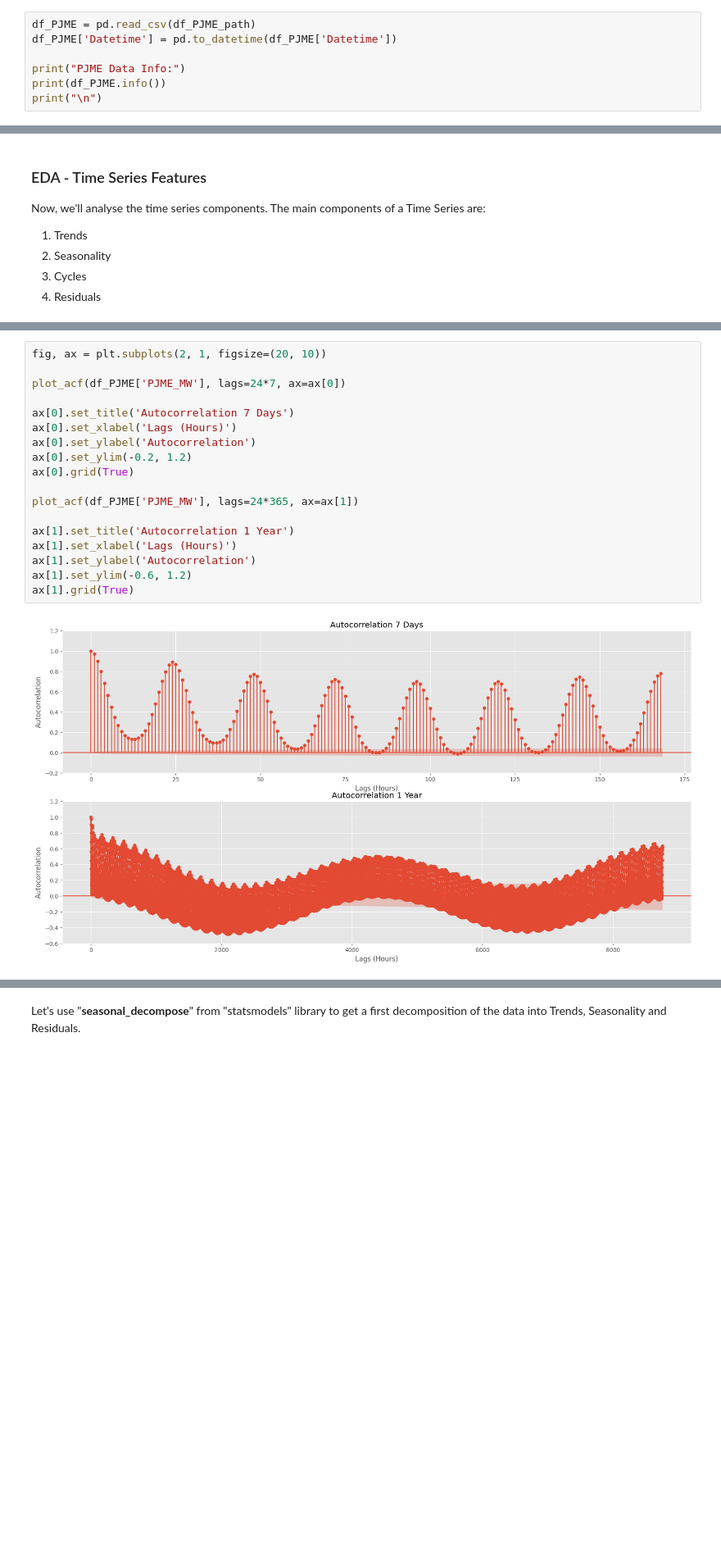
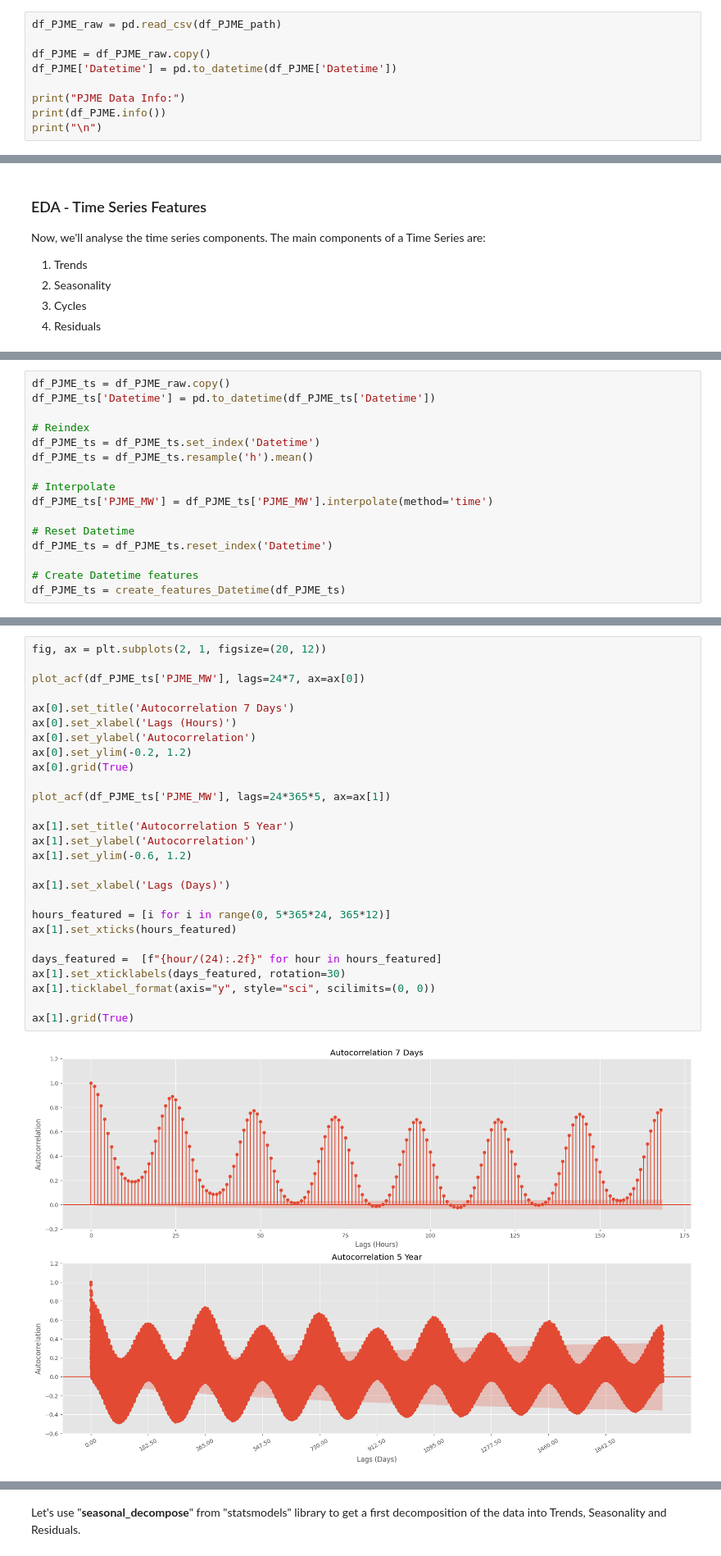
Before and after one commit to diegokurashima/Energy_Consumption-Time_Series_Forecasting_Study, a Jupyter notebook: Energy_Consumption_Time_Series_Forecasting_Study.ipynb, the cells around one changed output, grey strips where cells are left out. Shown at 82% size. Saved outputs shown, nothing was run; the diff lists cells and outputs as text; blank space fills up the shorter version.

```diff
--- a/Energy_Consumption_Time_Series_Forecasting_Study.ipynb
+++ b/Energy_Consumption_Time_Series_Forecasting_Study.ipynb
@@ -31,7 +33,9 @@ This notebook is a study on the [Hourly Energy Consumption](https://www.kaggle.c
 
 For this study we'll focus on the **PJM East Region** (**PJME**) data
 # %%
-df_PJME = pd.read_csv(df_PJME_path)
+df_PJME_raw = pd.read_csv(df_PJME_path)
+
+df_PJME = df_PJME_raw.copy()
 df_PJME['Datetime'] = pd.to_datetime(df_PJME['Datetime'])
 
 print("PJME Data Info:")
@@ -227,0 +245,16 @@ Now, we'll analyse the time series components. The main components of a Time Ser
+# %%
+df_PJME_ts = df_PJME_raw.copy()
+df_PJME_ts['Datetime'] = pd.to_datetime(df_PJME_ts['Datetime'])
+
+# Reindex
+df_PJME_ts = df_PJME_ts.set_index('Datetime')
+df_PJME_ts = df_PJME_ts.resample('h').mean()
+
+# Interpolate
+df_PJME_ts['PJME_MW'] = df_PJME_ts['PJME_MW'].interpolate(method='time')
+
+# Reset Datetime
+df_PJME_ts = df_PJME_ts.reset_index('Datetime')
+
+# Create Datetime features
+df_PJME_ts = create_features_Datetime(df_PJME_ts)
@@ -230,21 +291,30 @@ Let's plot the **Autocorrelation** to understand the data.
 # %%
-fig, ax = plt.subplots(2, 1, figsize=(20, 10))
+fig, ax = plt.subplots(2, 1, figsize=(20, 12))
 
-plot_acf(df_PJME['PJME_MW'], lags=24*7, ax=ax[0])
+plot_acf(df_PJME_ts['PJME_MW'], lags=24*7, ax=ax[0])
 
 ax[0].set_title('Autocorrelation 7 Days')
 ax[0].set_xlabel('Lags (Hours)')
 ax[0].set_ylabel('Autocorrelation')
 ax[0].set_ylim(-0.2, 1.2)
 ax[0].grid(True)
 
-plot_acf(df_PJME['PJME_MW'], lags=24*365, ax=ax[1])
+plot_acf(df_PJME_ts['PJME_MW'], lags=24*365*5, ax=ax[1])
 
-ax[1].set_title('Autocorrelation 1 Year')
-ax[1].set_xlabel('Lags (Hours)')
+ax[1].set_title('Autocorrelation 5 Year')
 ax[1].set_ylabel('Autocorrelation')
 ax[1].set_ylim(-0.6, 1.2)
+
+ax[1].set_xlabel('Lags (Days)')
+
+hours_featured = [i for i in range(0, 5*365*24, 365*12)]
+ax[1].set_xticks(hours_featured)
+
+days_featured =  [f"{hour/(24):.2f}" for hour in hours_featured]
+ax[1].set_xticklabels(days_featured, rotation=30)
+ax[1].ticklabel_format(axis="y", style="sci", scilimits=(0, 0))
+
 ax[1].grid(True)
 # %% [output]
-[figure, old version]
+[figure, new version]
 # %% [markdown]
```
Also changed, not shown: parts of 30 cells of this notebook.
